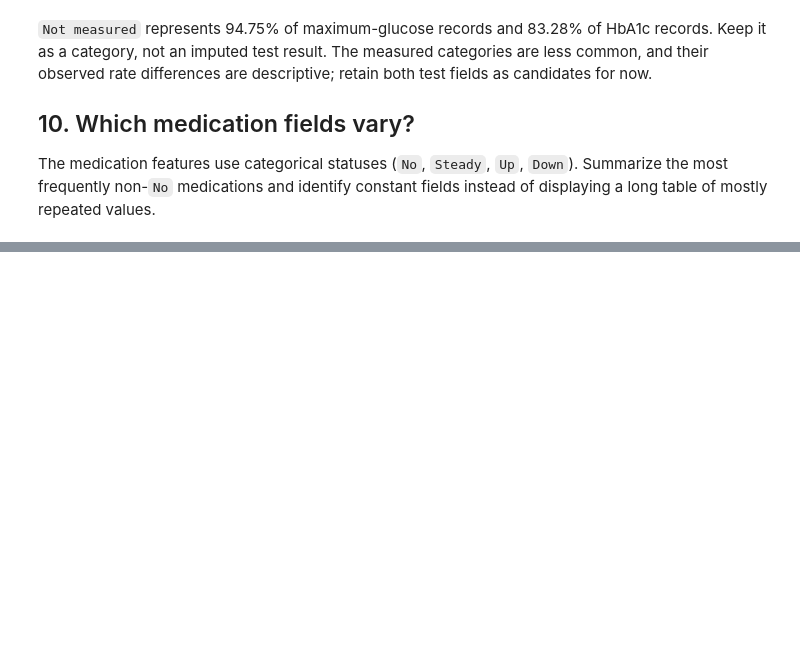
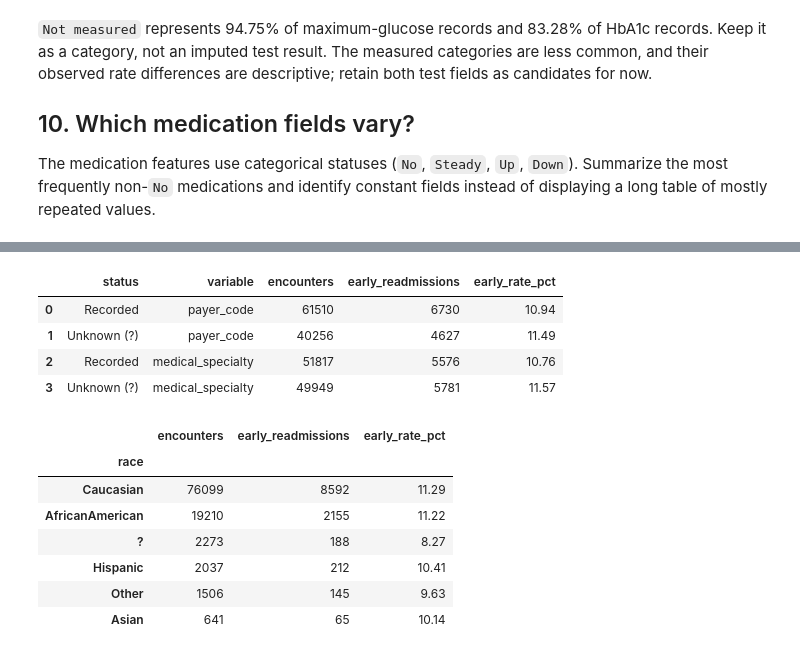
Before and after one commit to diallothierno0223/ml_project_esilv, a Jupyter notebook: src/ml_project_esilv/ML_project.ipynb, the cells around one changed output, grey strips where cells are left out. Drawn from its saved outputs; the diff is of its cells as text; code cells hidden in the pictures; blank space fills up the shorter version.

```diff
--- a/src/ml_project_esilv/ML_project.ipynb
+++ b/src/ml_project_esilv/ML_project.ipynb
@@ -771,0 +854,30 @@ plt.close(fig)
+# %%
+early_flag = raw_df["readmitted"].eq("<30")
+missingness_rows = []
+for variable in ["payer_code", "medical_specialty"]:
+    groups = pd.DataFrame({"status": raw_df[variable].eq("?").map({True: "Unknown (?)", False: "Recorded"}), "early": early_flag})
+    summary = groups.groupby("status")["early"].agg(encounters="size", early_readmissions="sum")
+    summary["early_rate_pct"] = summary["early_readmissions"].div(summary["encounters"]).mul(100)
+    summary.insert(0, "variable", variable)
+    missingness_rows.append(summary.reset_index())
+display(pd.concat(missingness_rows, ignore_index=True).round(2))
+
+race_summary = pd.DataFrame({"race": raw_df["race"], "early": early_flag}).groupby("race")["early"].agg(
+    encounters="size", early_readmissions="sum"
+)
+race_summary["early_rate_pct"] = race_summary["early_readmissions"].div(race_summary["encounters"]).mul(100)
+display(race_summary.sort_values("encounters", ascending=False).round(2))
+# %% [output]
+|  | status | variable | encounters | early_readmissions | early_rate_pct |
+| 0 | Recorded | payer_code | 61510 | 6730 | 10.94 |
+| 1 | Unknown (?) | payer_code | 40256 | 4627 | 11.49 |
+| 2 | Recorded | medical_specialty | 51817 | 5576 | 10.76 |
+| 3 | Unknown (?) | medical_specialty | 49949 | 5781 | 11.57 |
+|  | encounters | early_readmissions | early_rate_pct |
+| race |  |  |  |
+| Caucasian | 76099 | 8592 | 11.29 |
+| AfricanAmerican | 19210 | 2155 | 11.22 |
+| ? | 2273 | 188 | 8.27 |
+| Hispanic | 2037 | 212 | 10.41 |
+| Other | 1506 | 145 | 9.63 |
+| Asian | 641 | 65 | 10.14 |
```
Also changed, not shown: parts of 15 cells of this notebook.
